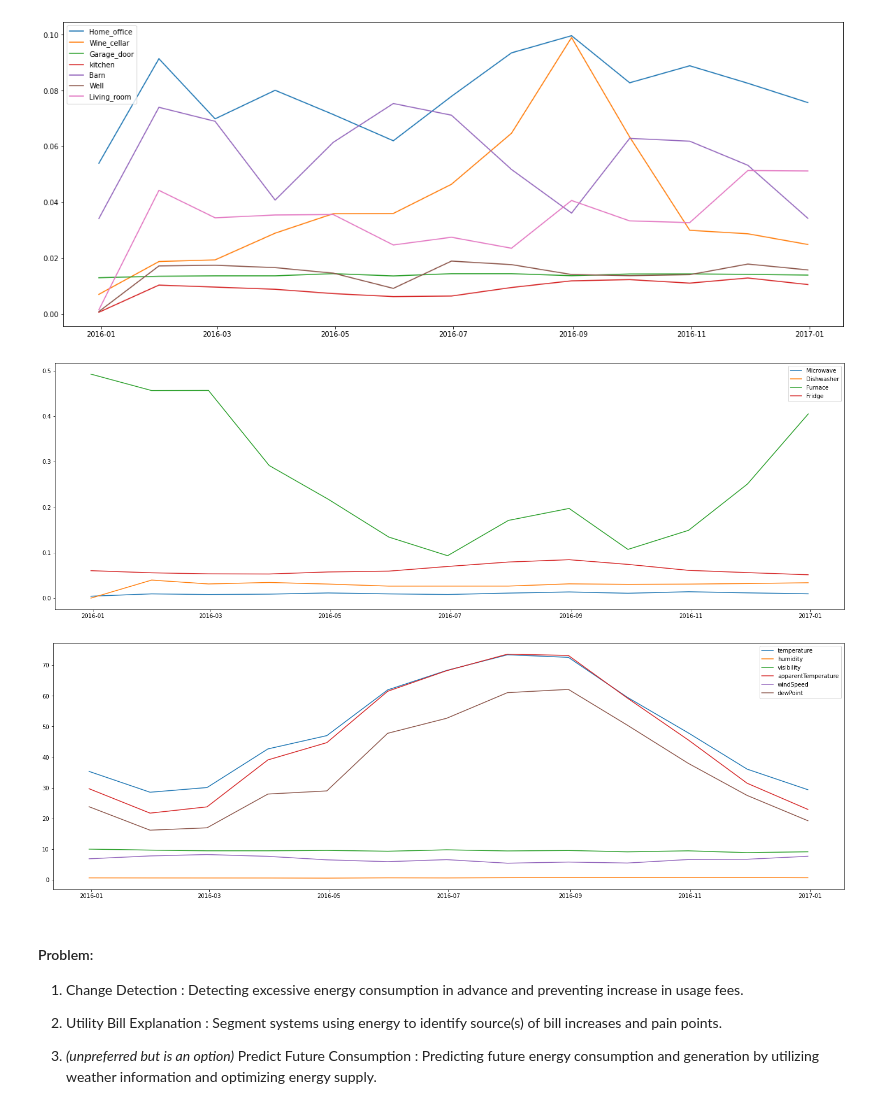
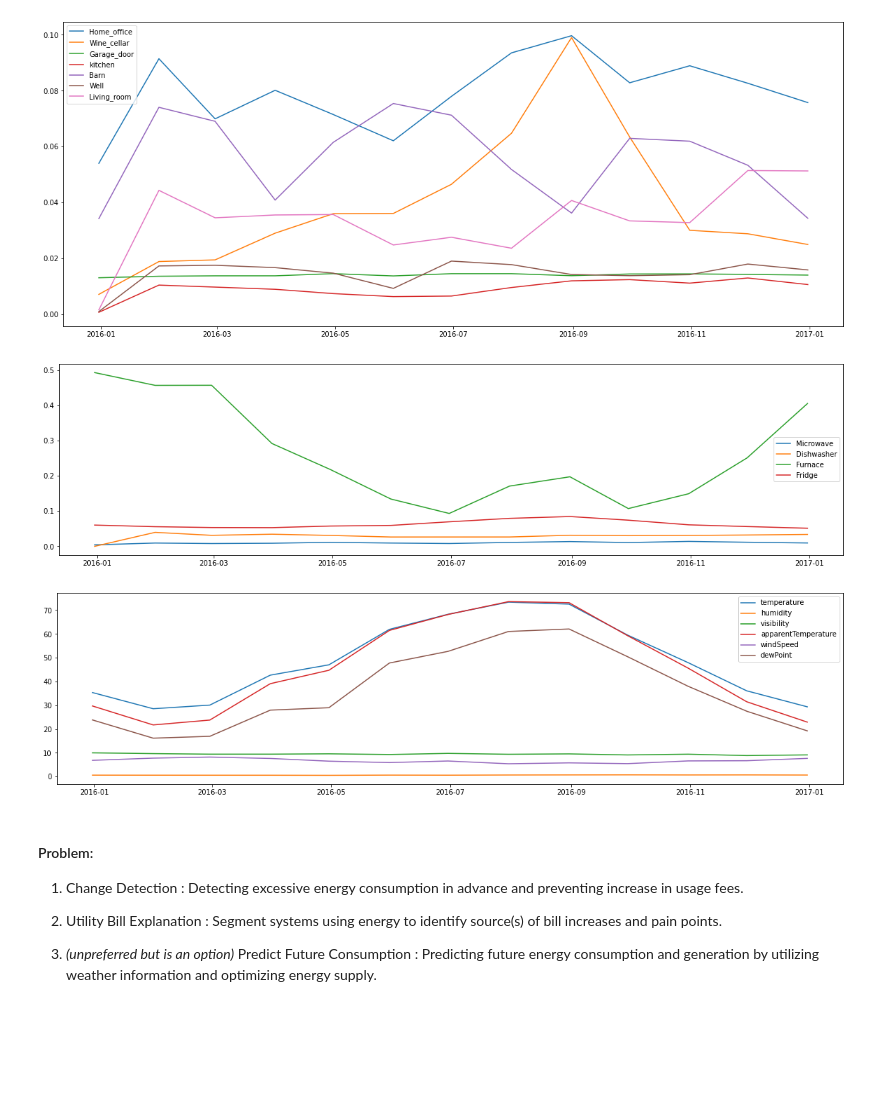
Before and after one commit to pndang/digital-bouncers, a Jupyter notebook: explore.ipynb, the cells around one changed output. Cells and saved outputs as stored; diff of their text form; code cells hidden in the pictures; blank space fills up the shorter version.

```diff
--- a/explore.ipynb
+++ b/explore.ipynb
@@ -124,15 +130,15 @@ sns.lineplot(data=rooms_energy_per_month, dashes=False);
 # %%
 # plot equipment energy use by month, rolling monthly average
 
 equipments_cols = ['Microwave', 'Dishwasher', 'Furnace', 'Fridge']
 
 equipments_energy_per_month = df[equipments_cols].resample('M').mean()
 
-plt.figure(figsize=(25,8))
+plt.figure(figsize=(20,5))
 
-sns.lineplot(data= equipments_energy_per_month, dashes=False);
+equip = sns.lineplot(data= equipments_energy_per_month, dashes=False);
 # %% [output]
-[figure, old version]
+[figure, new version]
 # %%
 # plot weather by month, rolling monthly average
 
@@ -141,11 +147,11 @@ weather_columns = ['temperature','humidity', 'visibility', 'apparentTemperature'
 
 weather_per_month = df[weather_columns].resample('M').mean()
 
-plt.figure(figsize=(25,8))
+plt.figure(figsize=(20,5))
 
-sns.lineplot(data=weather_per_month, dashes=False);
+weather = sns.lineplot(data=weather_per_month, dashes=False);
 # %% [output]
-[figure, old version]
+[figure, new version]
 # %% [markdown]
 #### Problem:
 
```
Also changed, not shown: parts of 12 cells of this notebook, 1 other file.
